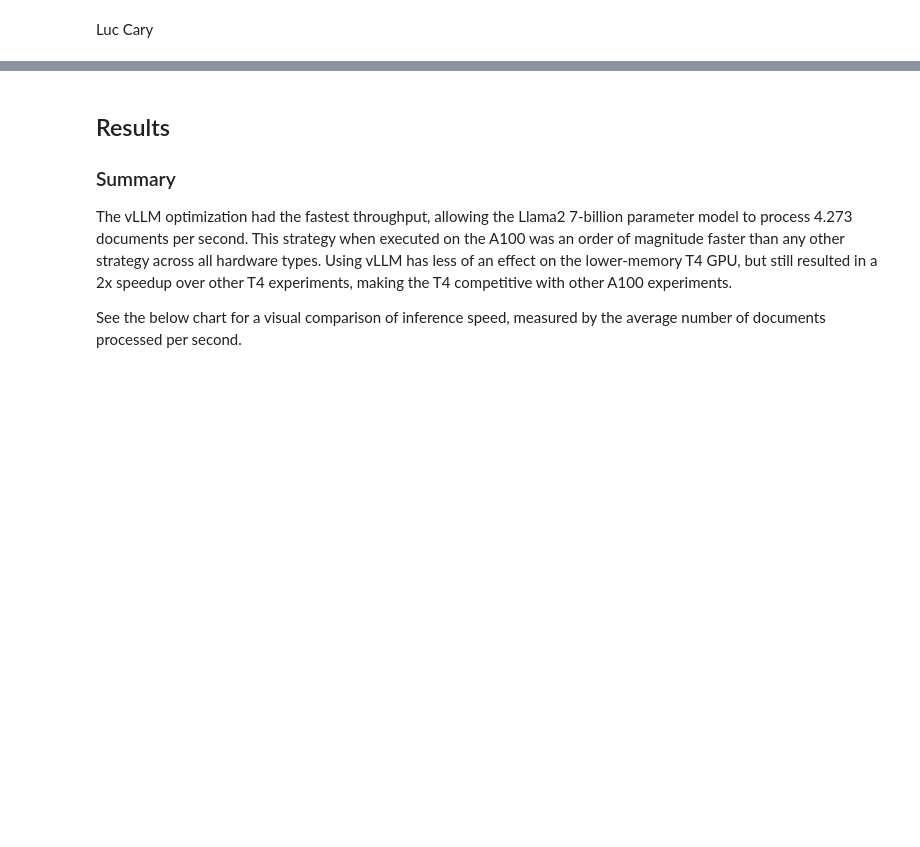
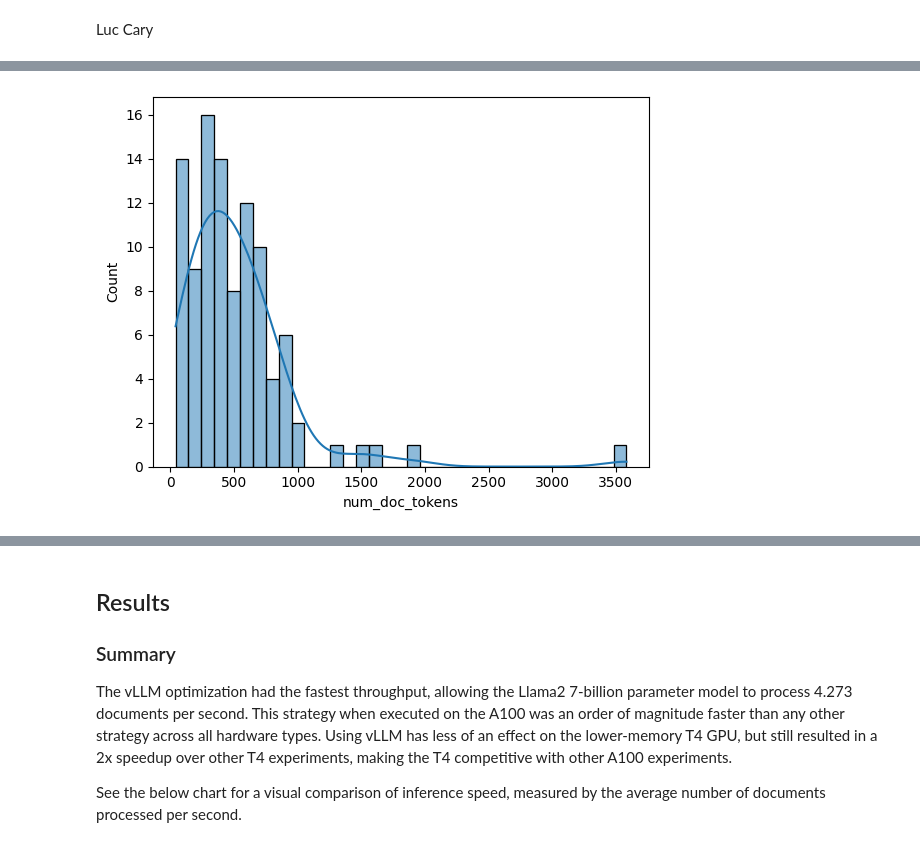
Before and after one commit to lcary/ai-summarization-benchmarks, a Jupyter notebook: notebooks/Llama2 7b Benchmarks.ipynb, the cells around one changed output, grey strips where cells are left out. Cells and saved outputs as stored; diff of their text form; code cells hidden in the pictures; blank space fills up the shorter version.

```diff
--- a/notebooks/Llama2 7b Benchmarks.ipynb
+++ b/notebooks/Llama2 7b Benchmarks.ipynb
@@ -51,0 +62,13 @@ experiment_config = [
+# %%
+from pathlib import Path
+
+data = defaultdict(list)
+
+records = read_json('../data/data_22_t4_4-bit.json')
+for record in records:
+    data["num_doc_tokens"].append(record["num_doc_tokens"])
+
+sns.histplot(data=data, x="num_doc_tokens", binwidth=100, kde=True)
+print()
+# %% [output]
+[figure, added]
```
Also changed, not shown: parts of 25 cells of this notebook, 27 other files.
